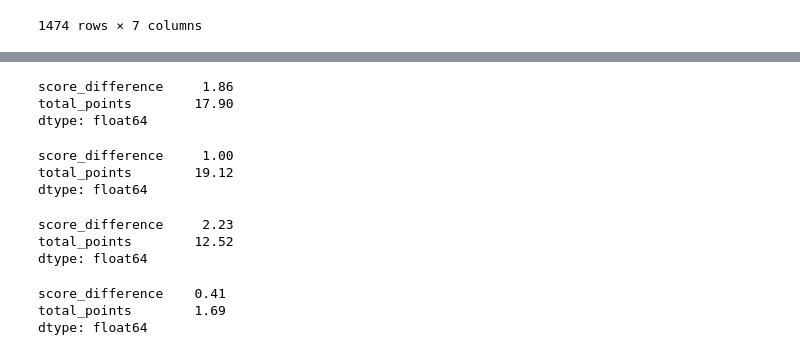
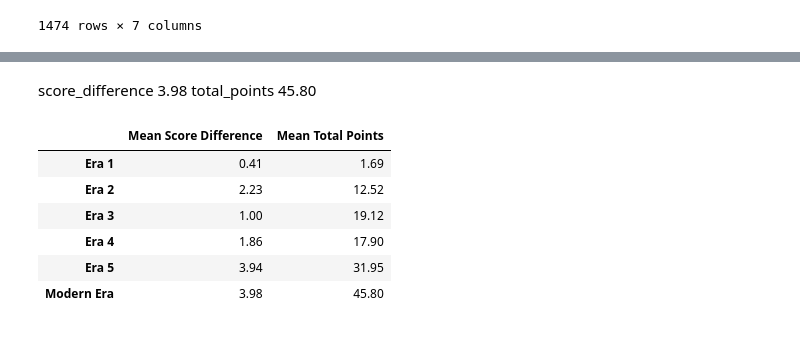
Before and after one commit to DougF-5749/rugby_union_internationals, a Jupyter notebook: notebooks/r_u_internationals.ipynb, the cells around one changed output, grey strips where cells are left out. Drawn from its saved outputs; the diff is of its cells as text; code cells hidden in the pictures.

Commit message:
created a new dataframe to store mean sacore differences and total points for each era

```diff
--- a/notebooks/r_u_internationals.ipynb
+++ b/notebooks/r_u_internationals.ipynb
@@ -278,24 +268,34 @@ dtype: float64
 # %%
-era_four[['score_difference', 'total_points']].mean().round(decimals=2)
+era_three_means = era_three[['score_difference', 'total_points']].mean().round(decimals=2)
-# %% [output]
-score_difference     1.86
-total_points        17.90
-dtype: float64
 # %%
-era_three[['score_difference', 'total_points']].mean().round(decimals=2)
+era_four_means = era_four[['score_difference', 'total_points']].mean().round(decimals=2)
-# %% [output]
-score_difference     1.00
-total_points        19.12
-dtype: float64
 # %%
-era_two[['score_difference', 'total_points']].mean().round(decimals=2)
+era_five_means = era_five[['score_difference', 'total_points']].mean().round(decimals=2)
-# %% [output]
-score_difference     2.23
-total_points        12.52
-dtype: float64
-# %%
-era_one[['score_difference', 'total_points']].mean().round(decimals=2)
-# %% [output]
-score_difference    0.41
-total_points        1.69
-dtype: float64
+# %%
+# Modern era: Try = 5 points, Conversion = 2 points, #Penalty goal = 3 points, Drop goal = 3 points
+
+modren_era_means = modern_era[['score_difference', 'total_points']].mean().round(decimals=2)
+# %% [markdown]
+score_difference     3.98
+total_points        45.80
+# %%
+# store these means for each era in a dataframe
+
+era_means_tp_sd = pd.DataFrame(
+    [era_one_means, era_two_means, era_three_means, era_four_means, era_five_means, modren_era_means],
+    index = ['Era 1', 'Era 2', 'Era 3', 'Era 4', 'Era 5', 'Modern Era']
+)
+
+column_mapper = ['Mean Score Difference', 'Mean Total Points']
+
+era_means_tp_sd.columns = column_mapper
+
+era_means_tp_sd
+# %% [output]
+|  | Mean Score Difference | Mean Total Points |
+| Era 1 | 0.41 | 1.69 |
+| Era 2 | 2.23 | 12.52 |
+| Era 3 | 1.00 | 19.12 |
+| Era 4 | 1.86 | 17.90 |
+| Era 5 | 3.94 | 31.95 |
+| Modern Era | 3.98 | 45.80 |
```
Also changed, not shown: parts of 2 cells of this notebook.
